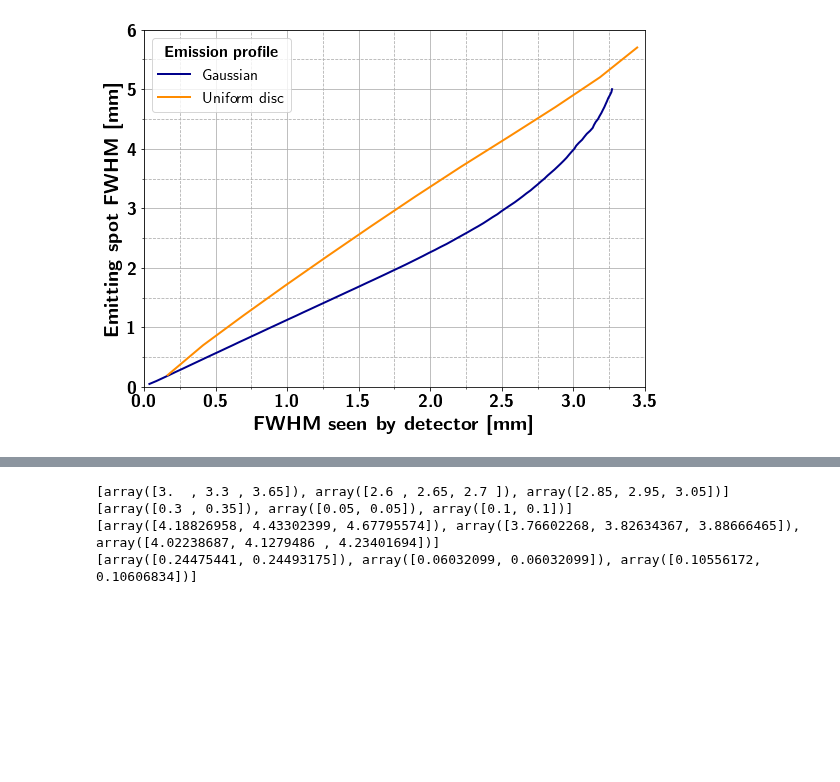
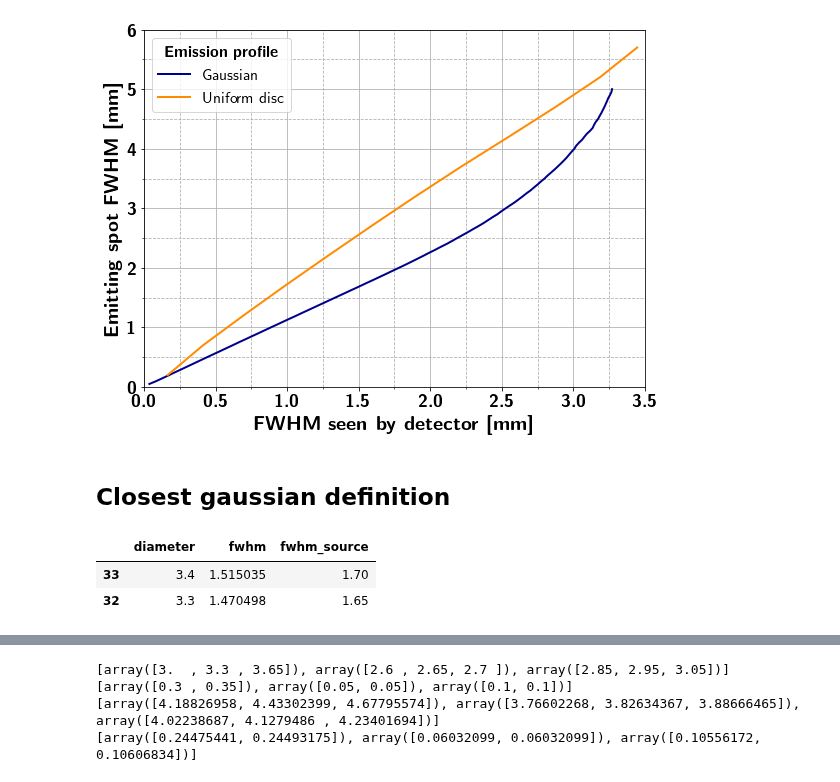
Before and after one commit to kromerh/phd_python, a Jupyter notebook: 04_emitting_spot_size/03.Lookup_table_simulation_MCNP6.ipynb, the cells around one changed output, grey strips where cells are left out. Cells and saved outputs as stored; diff of their text form; code cells hidden in the pictures; blank space fills up the shorter version.

```diff
--- a/04_emitting_spot_size/03.Lookup_table_simulation_MCNP6.ipynb
+++ b/04_emitting_spot_size/03.Lookup_table_simulation_MCNP6.ipynb
@@ -367,3 +367,13 @@ plt.savefig(f'{outputfolder}/{figname}.pdf')
 plt.show()
 # %% [output]
 [figure]
+# %% [markdown]
+## Closest gaussian definition
+# %%
+# find 2.5 mm FWHM seen by detector what this corresponds to as seen by detector
+val = 1.5
+fwhms.iloc[ np.abs(fwhms['fwhm']-val).argsort()[:2]]
+# %% [output]
+|  | diameter | fwhm | fwhm_source |
+| 33 | 3.4 | 1.515035 | 1.70 |
+| 32 | 3.3 | 1.470498 | 1.65 |
```
Also changed, not shown: parts of 2 cells of this notebook, 7 other files.
